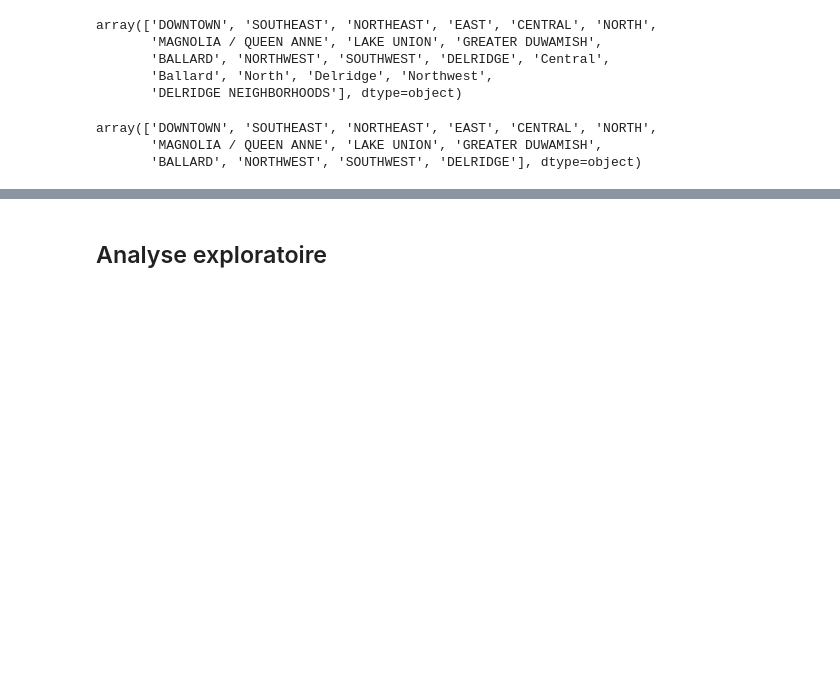
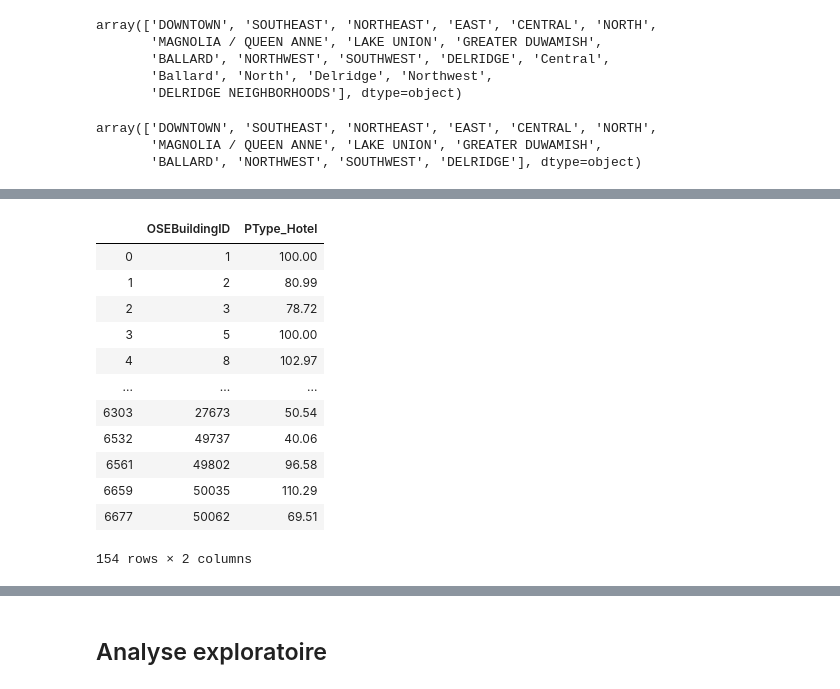
Before and after one commit to Julien-Martin/OC-IML-P3, a Jupyter notebook: Data Cleaning.ipynb, the cells around one changed output, grey strips where cells are left out. Saved outputs shown, nothing was run; the diff lists cells and outputs as text; code cells hidden in the pictures; blank space fills up the shorter version.

```diff
--- a/Data Cleaning.ipynb
+++ b/Data Cleaning.ipynb
@@ -463,0 +427,16 @@ print(data_test[['PropertyGFATotal', 'LargestPropertyUseTypeGFA']])
+# %%
+data[['OSEBuildingID', 'PType_Hotel']][data['PType_Hotel'] != 0]
+# %% [output]
+|  | OSEBuildingID | PType_Hotel |
+| 0 | 1 | 100.00 |
+| 1 | 2 | 80.99 |
+| 2 | 3 | 78.72 |
+| 3 | 5 | 100.00 |
+| 4 | 8 | 102.97 |
+| ... | ... | ... |
+| 6303 | 27673 | 50.54 |
+| 6532 | 49737 | 40.06 |
+| 6561 | 49802 | 96.58 |
+| 6659 | 50035 | 110.29 |
+| 6677 | 50062 | 69.51 |
+154 rows × 2 columns
```
Also changed, not shown: parts of 11 cells of this notebook.
